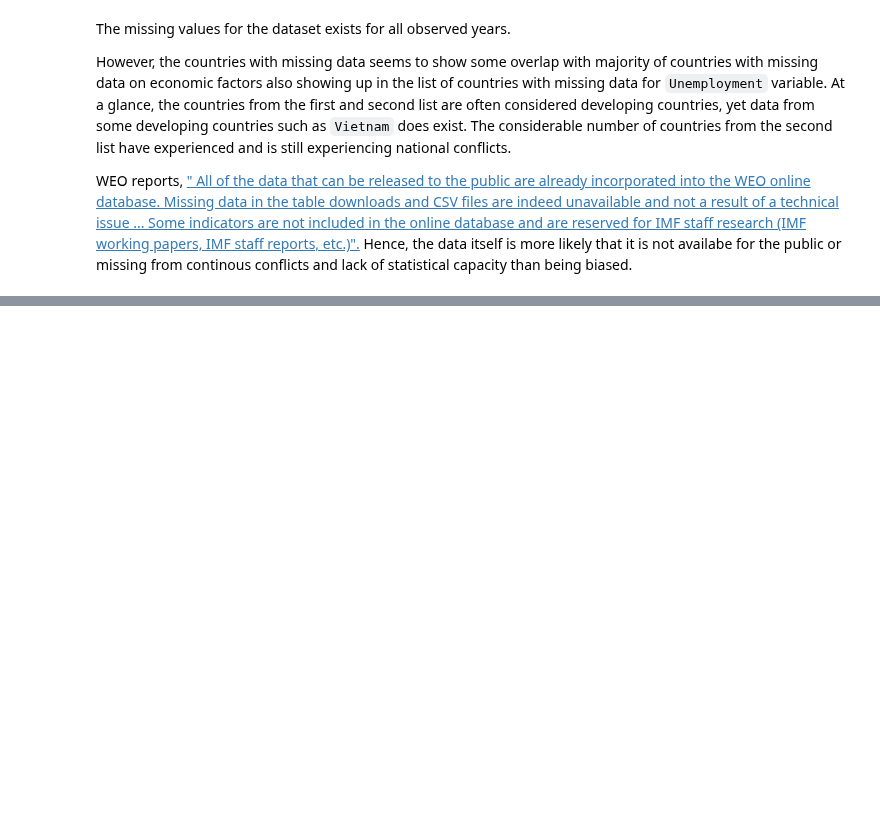
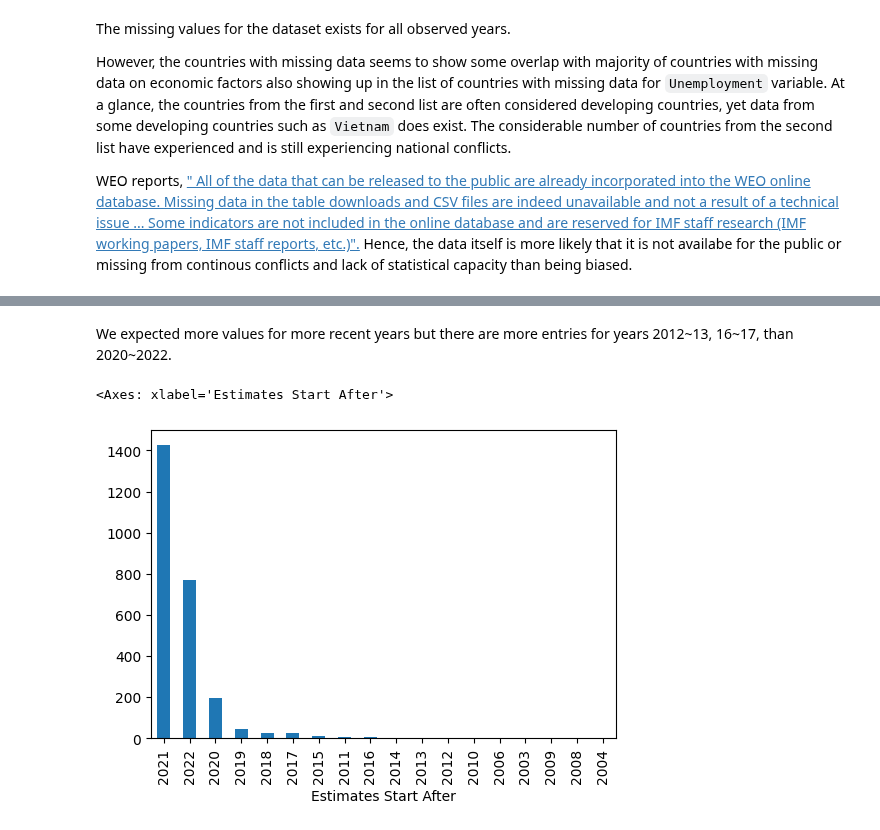
Before and after one commit to cskang3627/happiness, a Jupyter notebook: EDACheckpointGroup_Sp23_The_Group.ipynb, the cells around one changed output, grey strips where cells are left out. Drawn from its saved outputs; the diff is of its cells as text; code cells hidden in the pictures; blank space fills up the shorter version.

```diff
--- a/EDACheckpointGroup_Sp23_The_Group.ipynb
+++ b/EDACheckpointGroup_Sp23_The_Group.ipynb
@@ -116,6 +116,7 @@ weo_vars = weo['Subject Descriptor'].unique().tolist()
 for var in weo_vars:
     data[var] = np.nan
 
+weo_og = weo.copy()
 #copying of weo values to data
 weo = weo.drop(columns = ['Subject Notes','Units', 'Scale' , 'Country/Series-specific Notes', 'Estimates Start After'])
 index = data.index #optain all indices of data
@@ -272,0 +355,7 @@ WEO reports, [" All of the data that can be released to the public are already i
+# %% [markdown]
+We expected more values for more recent years but there are more entries for years 2012~13, 16~17, than 2020~2022.
+# %%
+weo_og["Estimates Start After"].value_counts().plot(kind = 'bar')
+# %% [output]
+<Axes: xlabel='Estimates Start After'>
+[figure, added]
```
Also changed, not shown: parts of 19 cells of this notebook.
